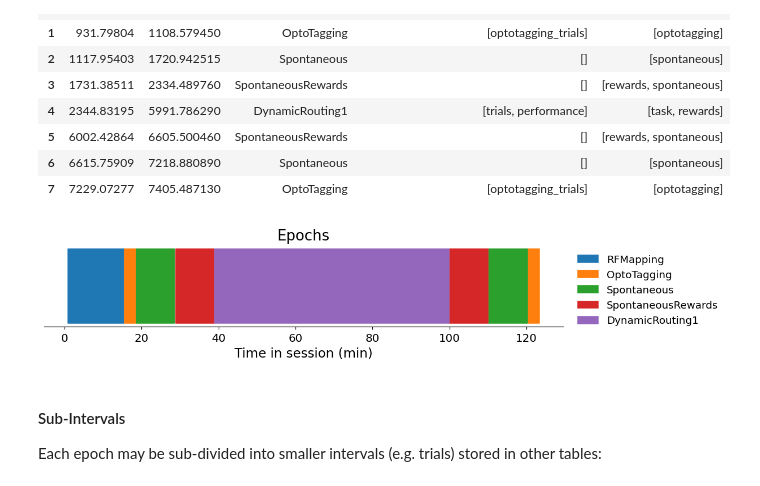
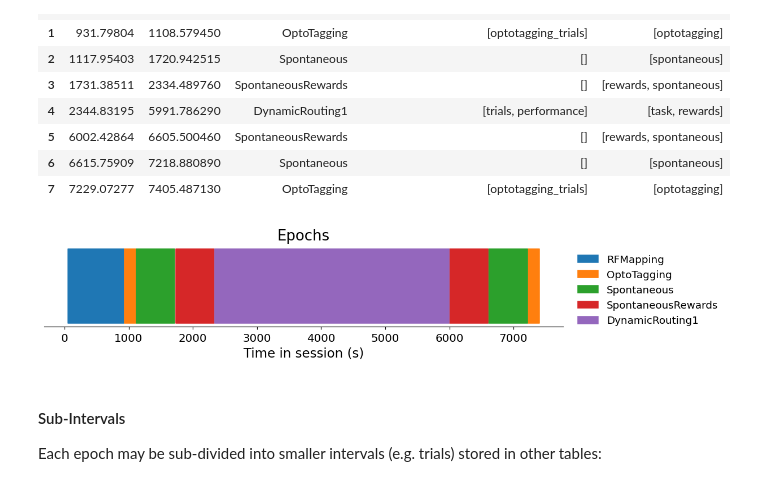
Before and after one commit to AllenNeuralDynamics/conect-dev-capsule, a Jupyter notebook: code/revised_tutorial.ipynb, the cells around one changed output. Cells and saved outputs as stored; diff of their text form; code cells hidden in the pictures.

```diff
--- a/code/sfn-tutorial-revised.ipynb
+++ b/code/revised_tutorial.ipynb
@@ -97,9 +95,10 @@ nwb_paths[:3]
 ### Opening an NWB file
 <img src="images/nwb-file.png" style="max-width: 400px; height: auto;">
 # %%
-SESSION = "ecephys_742903_2024-10-23_14-12-23_nwb_2026-08-04_15-14-57/742903_2024-10-23.nwb.zarr"
+session_folder = metadata.query("subject_id == 742903 and session_date == '2024-10-23'")["name"].values[0]
 
-nwb = pynwb.read_nwb(DATA_DIR / "dynamicrouting_datacube" / SESSION)
+nwb_path = next((DATA_DIR / "dynamicrouting_datacube" / session_folder).glob("*.nwb.zarr"))
+nwb = pynwb.read_nwb(nwb_path)
 nwb.session_description
 # %% [output]
 'ecephys session (day 3) with behavioral task data (day 47) and video recording of behavior'
@@ -153,13 +152,13 @@ epochs
 # %%
 fig, ax = plt.subplots(figsize=(11, 2.2))
 for color, (name, group) in zip(plt.cm.tab10.colors, epochs.groupby("script_name", sort=False)):
-    spans = list(zip(group.start_time / 60, (group.stop_time - group.start_time) / 60))
+    spans = list(zip(group.start_time, (group.stop_time - group.start_time)))
     ax.broken_barh(spans, (0, 1), color=color, label=name)
-ax.set(yticks=[], xlabel="Time in session (min)", title="Epochs")
+ax.set(yticks=[], xlabel="Time in session (s)", title="Epochs")
 ax.spines["left"].set_visible(False)
 add_legend(ax, context=False)
 # %% [output]
-[figure, old version]
+[figure, new version]
 # %% [markdown]
 #### Sub-Intervals
 Each epoch may be sub-divided into smaller intervals (e.g. trials) stored in other tables:
```
Also changed, not shown: parts of 13 cells of this notebook, 15 other files.
